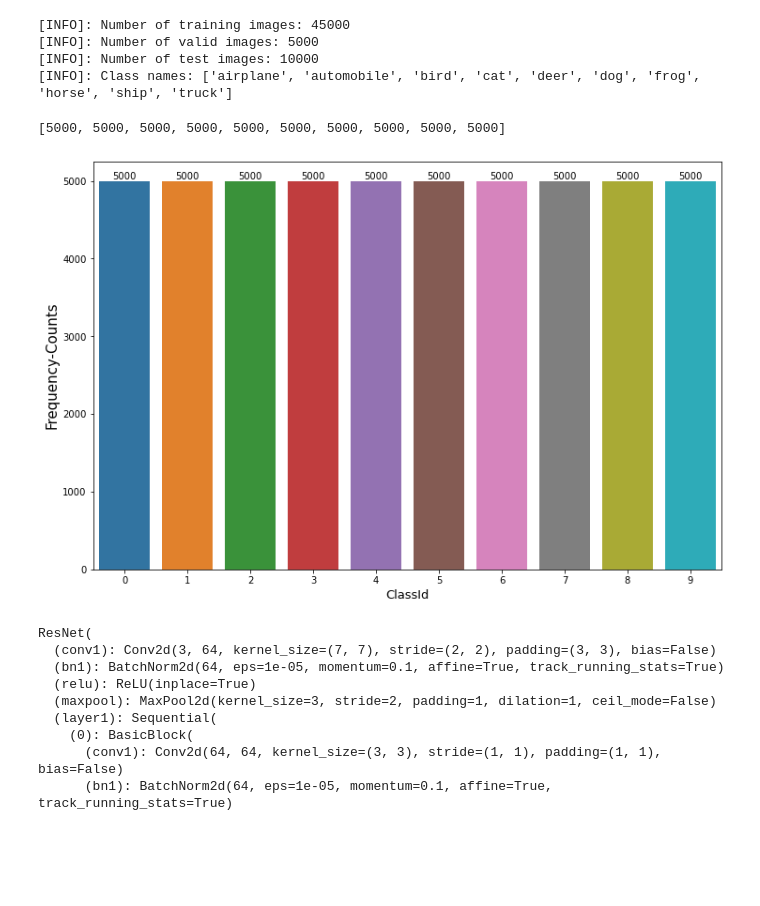
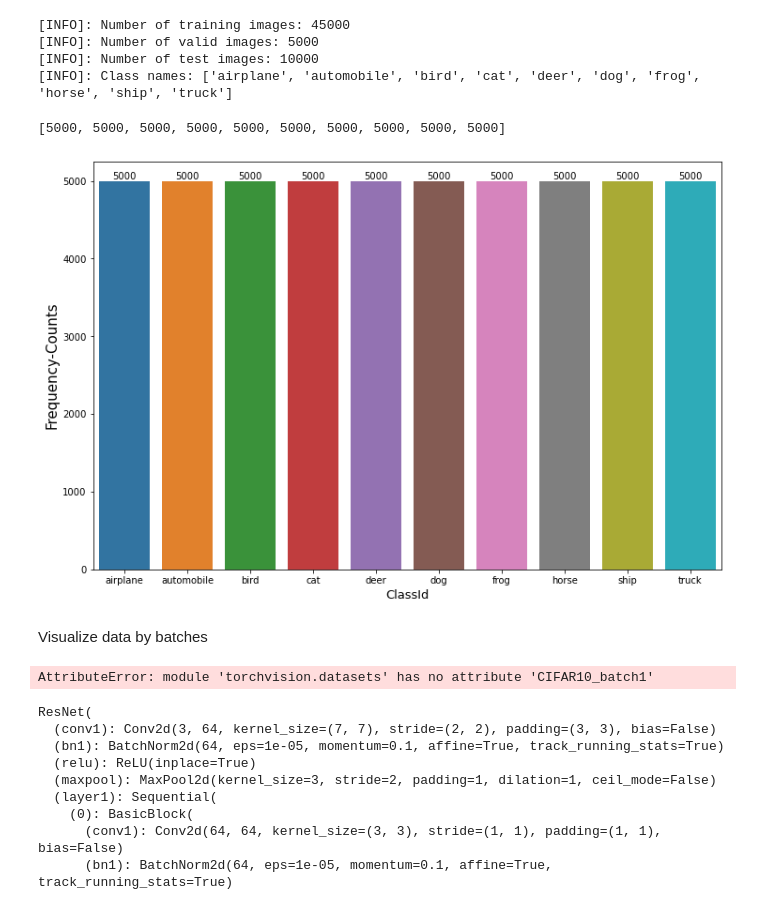
Before and after one commit to Junszz/ai_project, a Jupyter notebook: src/cifar10.ipynb, the cells around one changed output. Drawn from its saved outputs; the diff is of its cells as text; code cells hidden in the pictures; blank space fills up the shorter version.

Commit message:
Added batch file

```diff
--- a/src/cifar10.ipynb
+++ b/src/cifar10.ipynb
@@ -104,26 +104,46 @@ print(f"[INFO]: Class names: {train_dataset.classes}\n")
 # %%
 freq = []
 epc = []
+idx_to_class = list(train_dataset.classes)
+
 for x in range (10):
     count = 0
 
     for img_class in train_dataset.targets:
         if img_class == x:
             count += 1
     epc.append(x)
     freq.append(count)
 
 print(freq)
 
 plt.figure(figsize=(12,8))
-ax = sns.barplot(x=epc, y=freq)
+ax = sns.barplot(x=idx_to_class, y=freq)
 ax.bar_label(ax.containers[0])
 plt.ylabel('Frequency-Counts', fontsize=15)
 plt.xlabel('ClassId',fontsize=13)
 plt.show()
 # %% [output]
 [5000, 5000, 5000, 5000, 5000, 5000, 5000, 5000, 5000, 5000]
-[figure, old version]
+[figure, new version]
+# %% [markdown]
+Visualize data by batches
+# %%
+train_batch1_dataset = torchvision.datasets.CIFAR10_batch1(root='../datasets/cifar10/',
+                                             train=True,
+                                             transform=train_transform,
+                                             download=False)
+for x in range (10):
+    count = 0
+
+    for img_class in train_batch1_dataset.targets:
+        if img_class == x:
+            count += 1
+    freq.append(count)
+
+print(freq)
+# %% [output]
+AttributeError: module 'torchvision.datasets' has no attribute 'CIFAR10_batch1'
 # %%
 # load pretrain model and modify...
 model = models.resnet18(pretrained=True)
```
Also changed, not shown: 1 other file.
